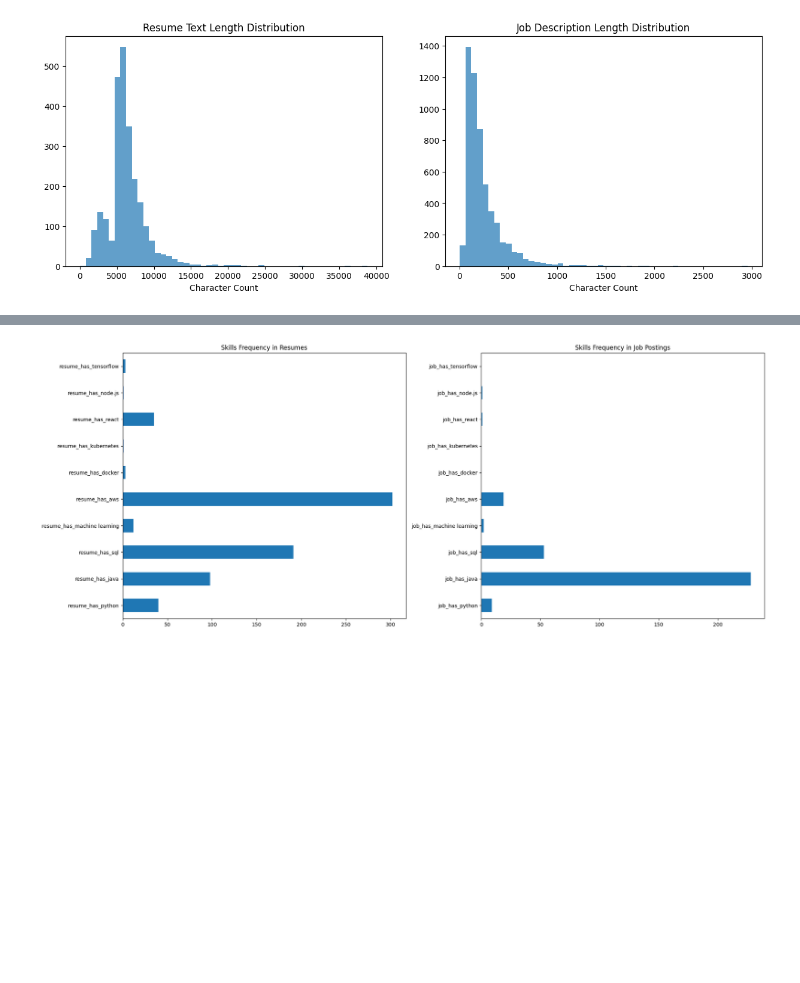
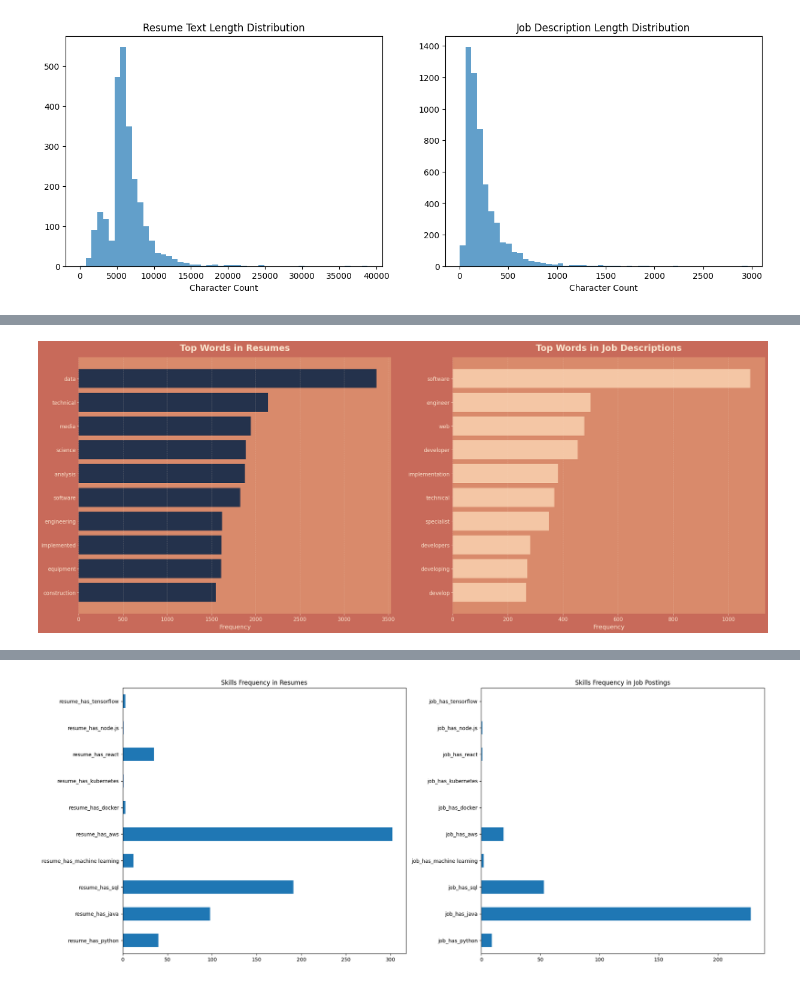
Before and after one commit to MalihaT111/ai-recruitment, a Jupyter notebook: notebooks/3edanormal.ipynb, the cells around one changed output, grey strips where cells are left out. Drawn from its saved outputs; the diff is of its cells as text; code cells hidden in the pictures; blank space fills up the shorter version.

Commit message:
visualizations

```diff
--- a/notebooks/3edanormal.ipynb
+++ b/notebooks/3edanormal.ipynb
@@ -61,0 +79,69 @@ plt.show()
+# %%
+# Get most common words in resumes and job postings
+def get_top_words(text_series, n=10):
+    all_words = " ".join(text_series).lower().split()
+
+    # Base stopwords
+    stop_words = set(stopwords.words("english"))
+
+    # Extend with custom stopwords
+    stop_words |= custom_stopwords
+
+    # Filter out stopwords and short words
+    filtered_words = [
+        word for word in all_words
+        if word not in stop_words and len(word) > 2
+    ]
+
+    return Counter(filtered_words).most_common(n)
+
+top_resume_words = get_top_words(resume_df["Resume_str"])
+top_job_words = get_top_words(job_posts_df["JobDescription"])
+
+# ----------------- AESTHETIC PLOTTING (Cadence theme) -----------------
+import matplotlib.pyplot as plt
+
+# Approx colors from your deck
+bg_color       = "#C86A5A"  # warm terracotta (slide background)
+panel_color    = "#D98A6B"  # slightly lighter panel
+text_color     = "#FBE5CF"  # light cream text
+resume_bar     = "#24324C"  # navy (like the "03" badge)
+job_bar        = "#F4C6A5"  # peach accent (like footer bar)
+grid_color     = "#FBE5CF"  # soft cream gridlines
+
+plt.style.use("default")
+
+# Reverse so smallest at top, biggest at bottom (nicer for barh)
+res_words, res_counts = zip(*reversed(top_resume_words))
+job_words, job_counts = zip(*reversed(top_job_words))
+
+fig, (ax1, ax2) = plt.subplots(1, 2, figsize=(24, 10))
+fig.patch.set_facecolor(bg_color)
+
+for ax in (ax1, ax2):
+    ax.set_facecolor(panel_color)
+    ax.tick_params(colors=text_color, labelsize=12)
+    ax.xaxis.label.set_color(text_color)
+    ax.yaxis.label.set_color(text_color)
+    ax.title.set_color(text_color)
+    # Remove borders for a flat slide look
+    for spine in ax.spines.values():
+        spine.set_visible(False)
+    # Soft gridlines
+    ax.grid(axis="x", linestyle="--", linewidth=0.8,
+            alpha=0.35, color=grid_color)
+
+# --- Resume plot ---
+ax1.barh(res_words, res_counts, color=resume_bar)
+ax1.set_title("Top Words in Resumes", fontsize=, pad=15, fontweight="bold")
+ax1.set_xlabel("Frequency", fontsize=14)
+
+# --- Job description plot ---
+ax2.barh(job_words, job_counts, color=job_bar)
+ax2.set_title("Top Words in Job Descriptions", fontsize=20, pad=15, fontweight="bold")
+ax2.set_xlabel("Frequency", fontsize=14)
+
+plt.tight_layout(pad=3)
+plt.show()
+# %% [output]
+[figure, added]
```
Also changed, not shown: parts of 12 cells of this notebook, 3 other files.
